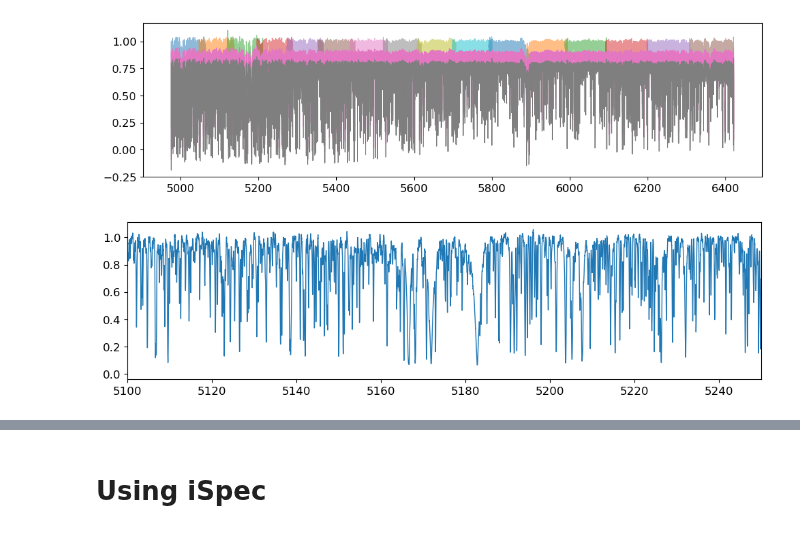
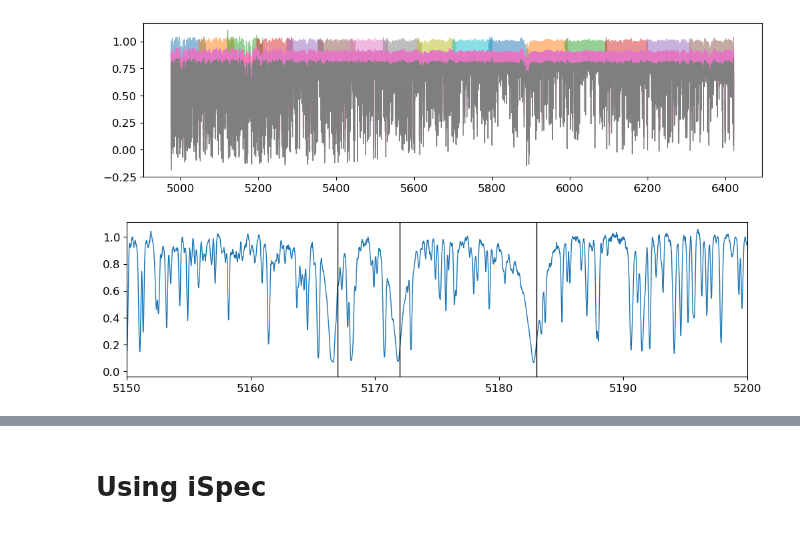
Before and after one commit to courtcraw/Notebooks, a Jupyter notebook: highmass_spectra_ispec.ipynb, the cells around one changed output, grey strips where cells are left out. Saved outputs shown, nothing was run; the diff lists cells and outputs as text; code cells hidden in the pictures.

```diff
--- a/highmass_spectra_ispec.ipynb
+++ b/highmass_spectra_ispec.ipynb
@@ -53,14 +53,15 @@ keck_data
 | 46 | 6382830 | 22.928206 | 2.518467 | 3.807248 | 4674.465 | 2.3590 | 0.1205 | avg | 11.01 | 296.99225 | 41.789902 | ... |
 | 47 | 11045134 | 49.839129 | 4.384198 | 3.254201 | 5061.000 | 2.7630 | 0.0400 | apogee | 11.75 | 298.11786 | 48.590191 | ... |
 # %%
-spectrum_i = fits.open('/Users/ccra8514/Desktop/rj525.240.fits')
-# spectrum_i = fits.open('/Users/ccra8514/Desktop/rj525.95.fits')
+spectrum_i = fits.open('/Users/ccra8514/Desktop/KeckHIRES_spectra/rj525.240.fits')
+spectrum_i_rv = fits.open('/Users/ccra8514/Desktop/KeckHIRES_spectra/rj525.240_adj.fits')
+# spectrum_i = fits.open('/Users/ccra8514/Desktop/KeckHIRES_spectra/rj525.95.fits')
 
-# spectrum_i = fits.open('/Users/ccra8514/Desktop/bj525.240.fits')
-# spectrum_i = fits.open('/Users/ccra8514/Desktop/bj525.95.fits')
+# spectrum_i = fits.open('/Users/ccra8514/Desktop/KeckHIRES_spectra/bj525.240.fits')
+# spectrum_i = fits.open('/Users/ccra8514/Desktop/KeckHIRES_spectra/bj525.95.fits')
 
-# spectrum_i = fits.open('/Users/ccra8514/Desktop/ij525.240.fits')
-# spectrum_i = fits.open('/Users/ccra8514/Desktop/ij525.95.fits')
+# spectrum_i = fits.open('/Users/ccra8514/Desktop/KeckHIRES_spectra/ij525.240.fits')
+# spectrum_i = fits.open('/Users/ccra8514/Desktop/KeckHIRES_spectra/ij525.95.fits')
 # %%
 flux = spectrum_i[0].data
 flux_err = spectrum_i[1].data
@@ -266,9 +268,12 @@ plt.show()
 # %%
 plt.figure(figsize=(12,3))
 plt.plot(full_wav,full_flux)
-plt.xlim(5100,5250)
+plt.xlim(5150,5200)
+plt.axvline(5183,color='k')
+plt.axvline(5172,color='k')
+plt.axvline(5167,color='k')
 plt.show()
 # %% [output]
-[figure, old version]
+[figure, new version]
 # %%
 error_arr = np.zeros_like(full_wav)
```
Also changed, not shown: parts of 38 cells of this notebook.
